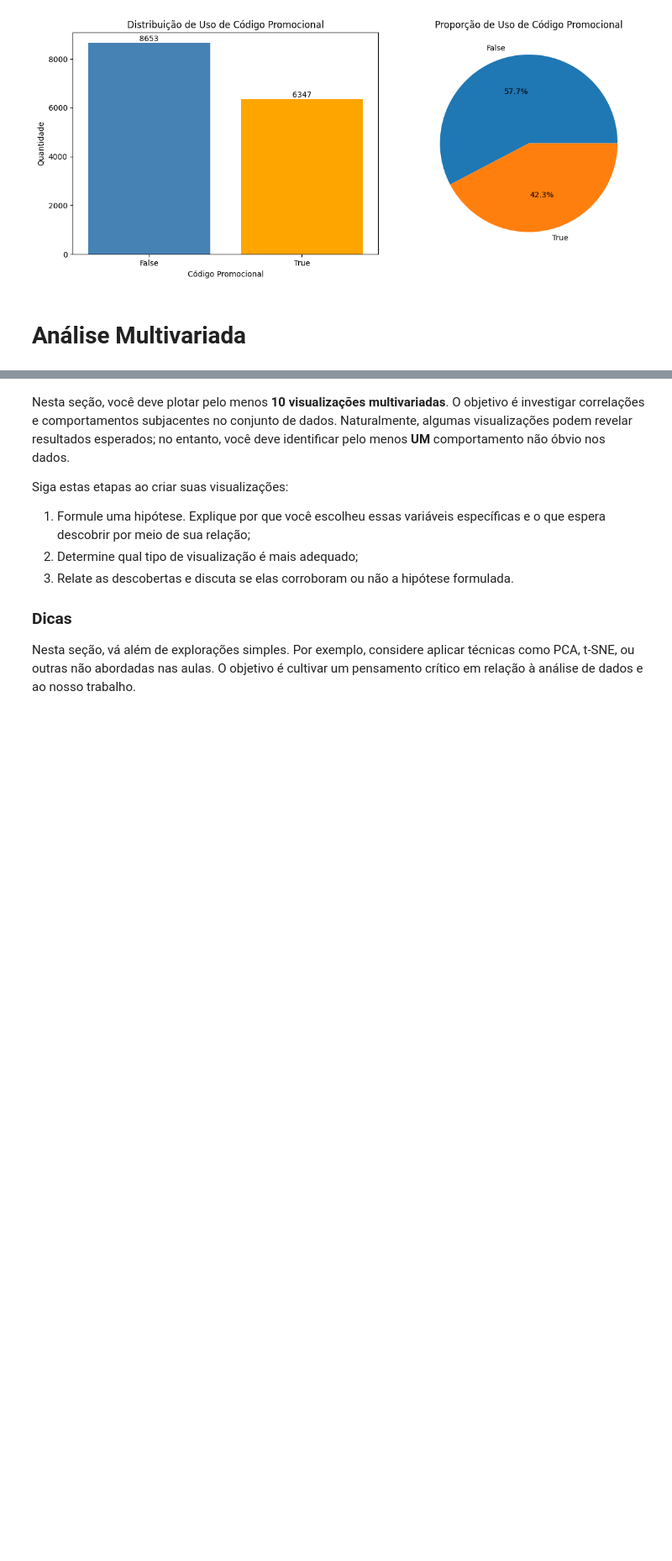
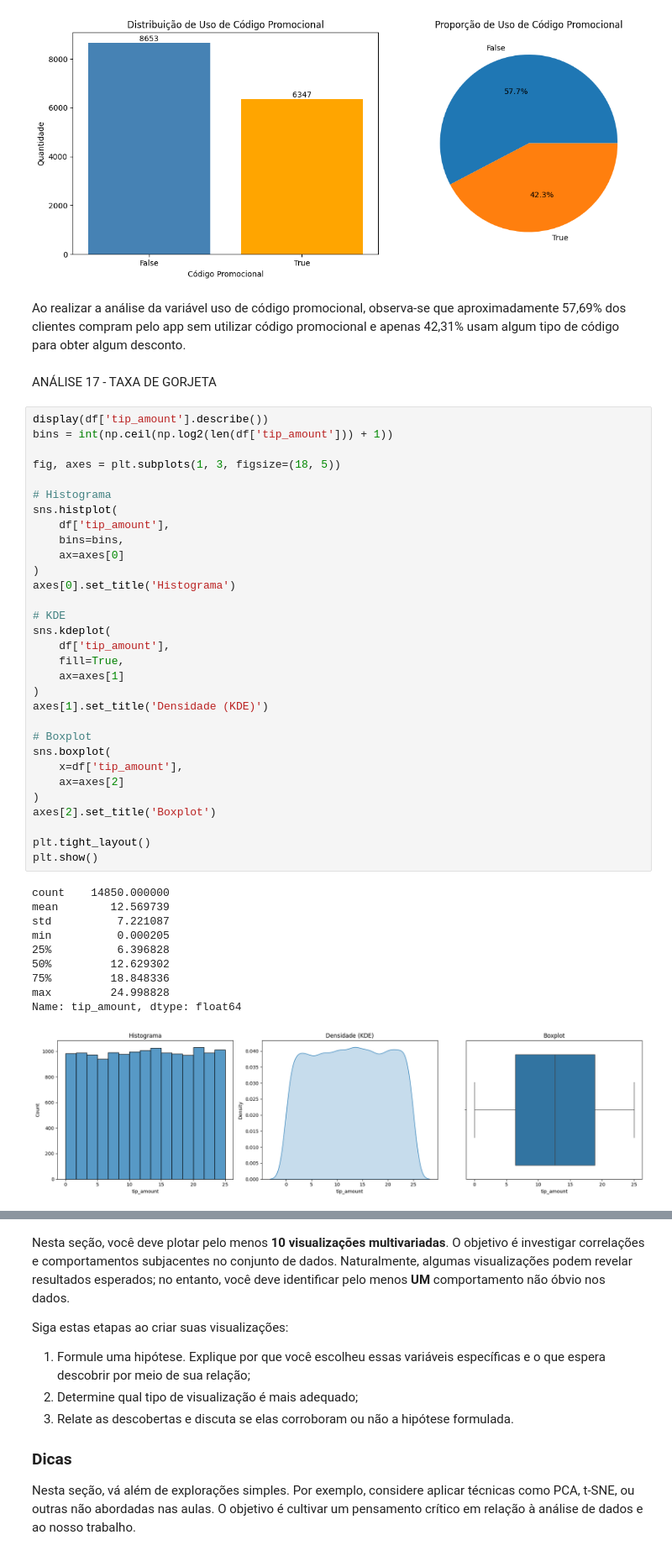
Before and after one commit to LeandroRodriguesCarneiro/pos_graduacao_analise_preparacao_dados, a Jupyter notebook: main.ipynb, the cells around one changed output, grey strips where cells are left out. Shown at 84% size. Drawn from its saved outputs; the diff is of its cells as text; blank space fills up the shorter version.

```diff
--- a/main.ipynb
+++ b/main.ipynb
@@ -929,5 +929,49 @@ False    57.686667
 True     42.313333
 Name: count, dtype: float64
 [figure]
-# %% [markdown]
-# Análise Multivariada
+# %% [markdown]
+Ao realizar a análise da variável uso de código promocional, observa-se que aproximadamente 57,69% dos clientes compram pelo app sem utilizar código promocional e apenas 42,31% usam algum tipo de código para obter algum desconto.
+# %% [markdown]
+ANÁLISE 17 - TAXA DE GORJETA
+# %%
+display(df['tip_amount'].describe())
+bins = int(np.ceil(np.log2(len(df['tip_amount'])) + 1))
+
+fig, axes = plt.subplots(1, 3, figsize=(18, 5))
+
+# Histograma
+sns.histplot(
+    df['tip_amount'],
+    bins=bins,
+    ax=axes[0]
+)
+axes[0].set_title('Histograma')
+
+# KDE
+sns.kdeplot(
+    df['tip_amount'],
+    fill=True,
+    ax=axes[1]
+)
+axes[1].set_title('Densidade (KDE)')
+
+# Boxplot
+sns.boxplot(
+    x=df['tip_amount'],
+    ax=axes[2]
+)
+axes[2].set_title('Boxplot')
+
+plt.tight_layout()
+plt.show()
+# %% [output]
+count    14850.000000
+mean        12.569739
+std          7.221087
+min          0.000205
+25%          6.396828
+50%         12.629302
+75%         18.848336
+max         24.998828
+Name: tip_amount, dtype: float64
+[figure, added]
```
Also changed, not shown: parts of 29 cells of this notebook.
